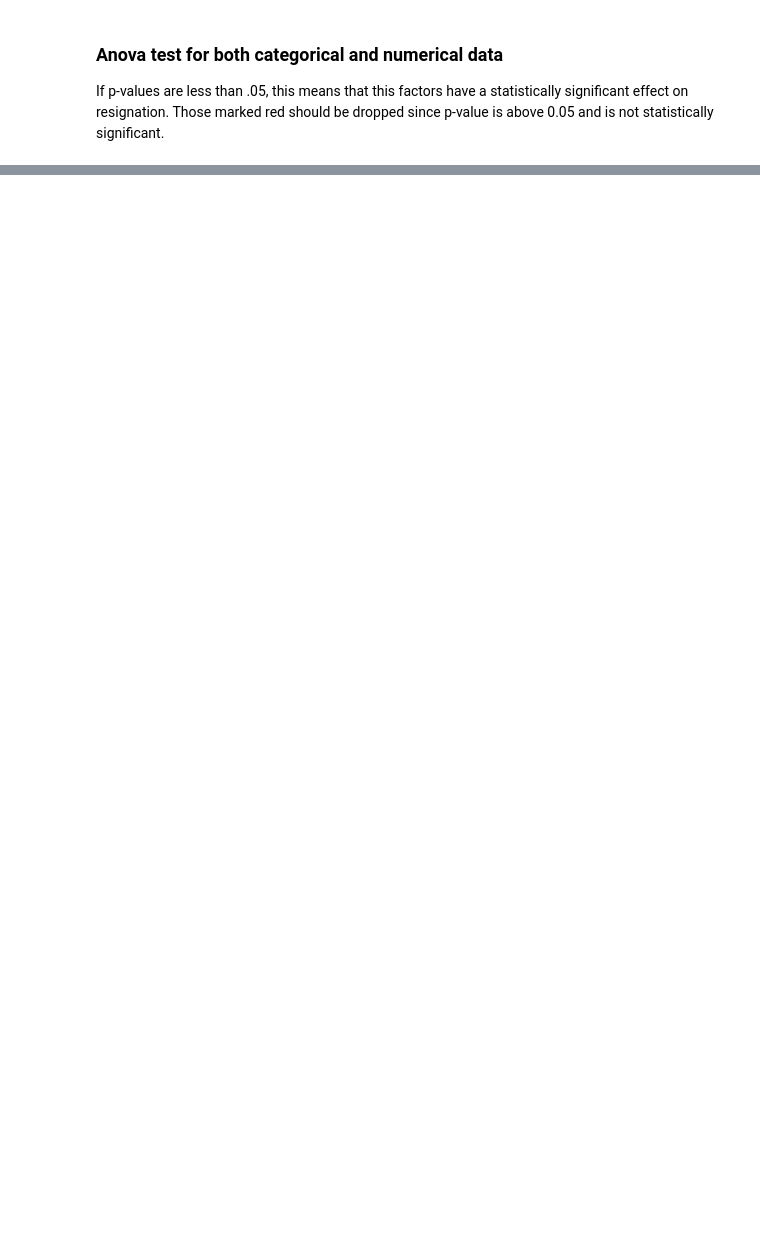
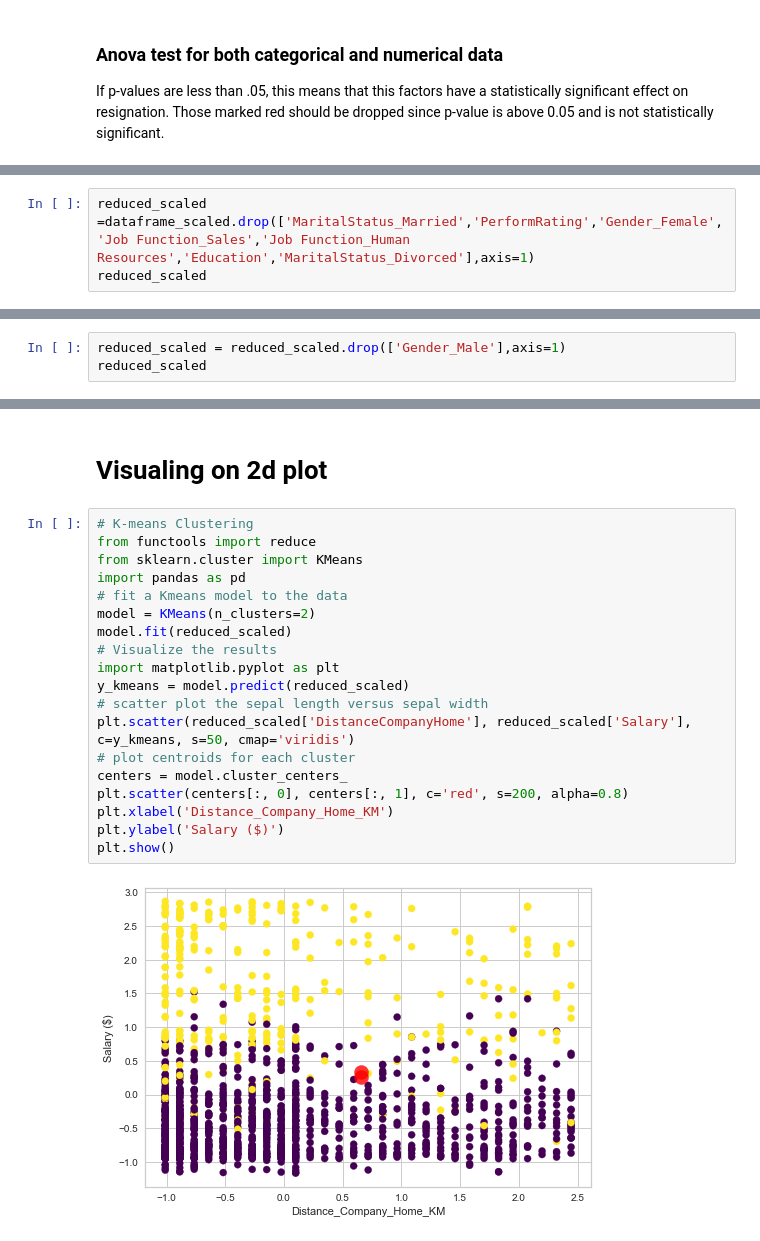
Before and after one commit to JoelPoah/AIMLCA2, a Jupyter notebook: Clustering_PartB/clustering.ipynb, the cells around one changed output, grey strips where cells are left out. Drawn from its saved outputs; the diff is of its cells as text; blank space fills up the shorter version.

```diff
--- a/Clustering_PartB/clustering.ipynb
+++ b/Clustering_PartB/clustering.ipynb
@@ -306,0 +378,3 @@ for k in range(2, 11):
+# %%
+reduced_scaled =dataframe_scaled.drop(['MaritalStatus_Married','PerformRating','Gender_Female','Job Function_Sales','Job Function_Human Resources','Education','MaritalStatus_Divorced'],axis=1)
+reduced_scaled
@@ -306,0 +428,3 @@ for k in range(2, 11):
+# %%
+reduced_scaled = reduced_scaled.drop(['Gender_Male'],axis=1)
+reduced_scaled
@@ -306,0 +518,23 @@ for k in range(2, 11):
+# %% [markdown]
+# Visualing on 2d plot
+# %%
+# K-means Clustering
+from functools import reduce
+from sklearn.cluster import KMeans
+import pandas as pd
+# fit a Kmeans model to the data
+model = KMeans(n_clusters=2)
+model.fit(reduced_scaled)
+# Visualize the results
+import matplotlib.pyplot as plt
+y_kmeans = model.predict(reduced_scaled)
+# scatter plot the sepal length versus sepal width
+plt.scatter(reduced_scaled['DistanceCompanyHome'], reduced_scaled['Salary'], c=y_kmeans, s=50, cmap='viridis')
+# plot centroids for each cluster
+centers = model.cluster_centers_
+plt.scatter(centers[:, 0], centers[:, 1], c='red', s=200, alpha=0.8)
+plt.xlabel('Distance_Company_Home_KM')
+plt.ylabel('Salary ($)')
+plt.show()
+# %% [output]
+[figure, added]
```
Also changed, not shown: parts of 65 cells of this notebook, 2 other files.
